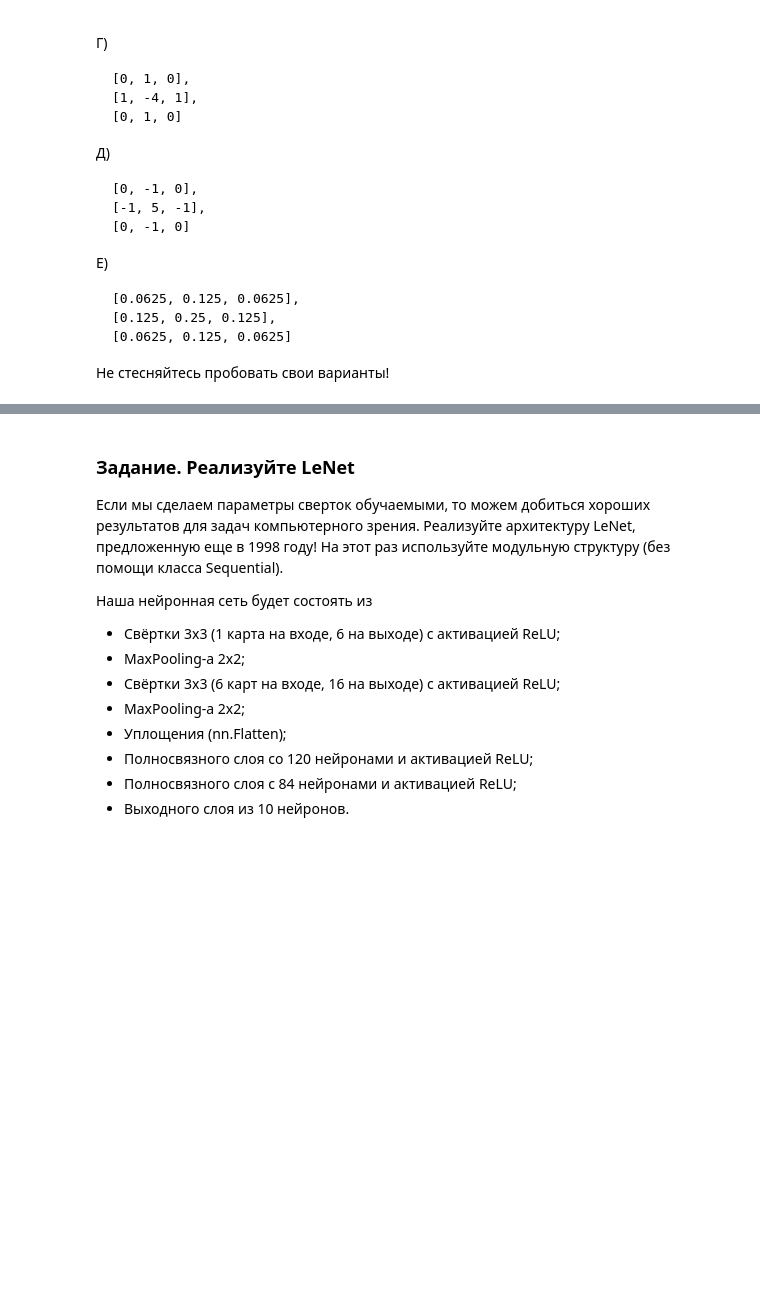
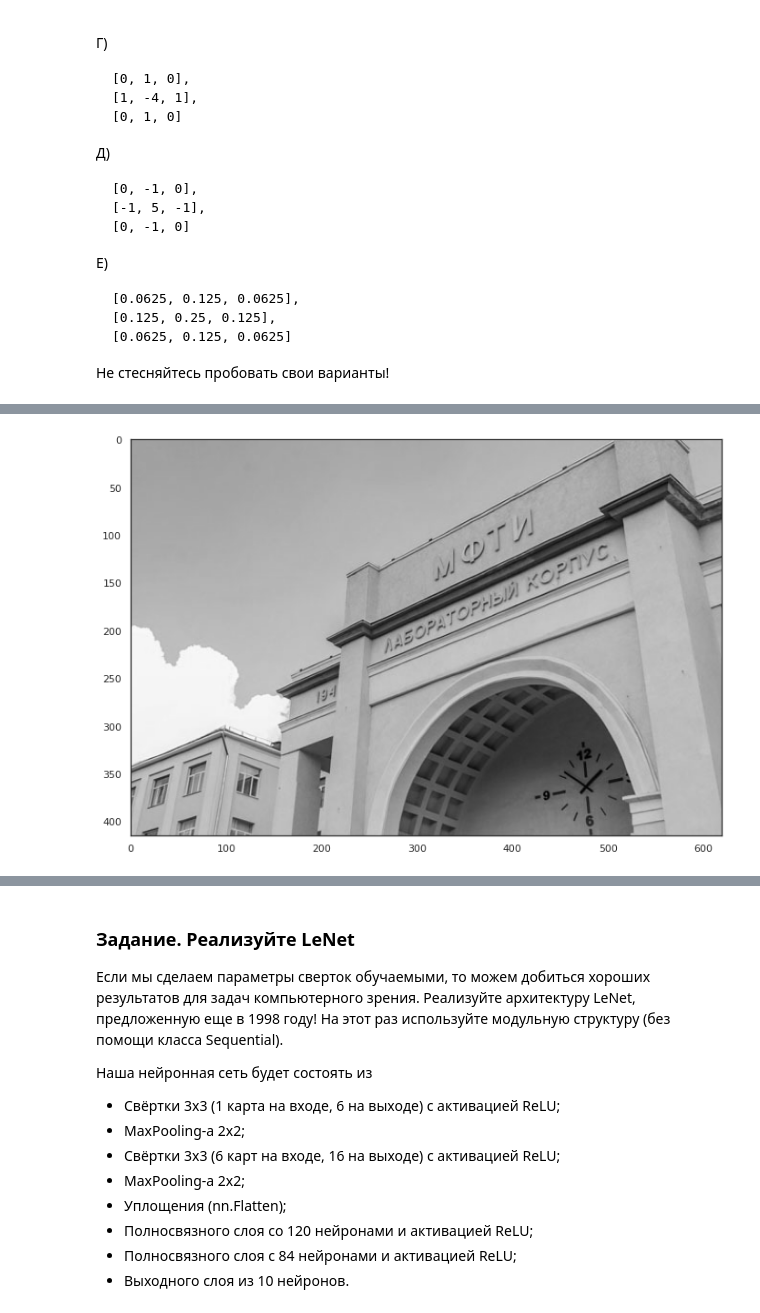
Before and after one commit to Buterbrod/Deep-Learning-School-2021, a Jupyter notebook: [homework]dense_and_convolutional_nn.ipynb, the cells around one changed output, grey strips where cells are left out. Saved outputs shown, nothing was run; the diff lists cells and outputs as text; code cells hidden in the pictures; blank space fills up the shorter version.

```diff
--- a/[homework]dense_and_convolutional_nn.ipynb
+++ b/[homework]dense_and_convolutional_nn.ipynb
@@ -439,0 +565,6 @@ plt.show()
+# %%
+# Применить фильтр 1 к изображению и отобразить
+img = apply_conv(RGB_img, filter_1)
+show_image(img)
+# %% [output]
+[figure, added]
```
Also changed, not shown: parts of 30 cells of this notebook.
